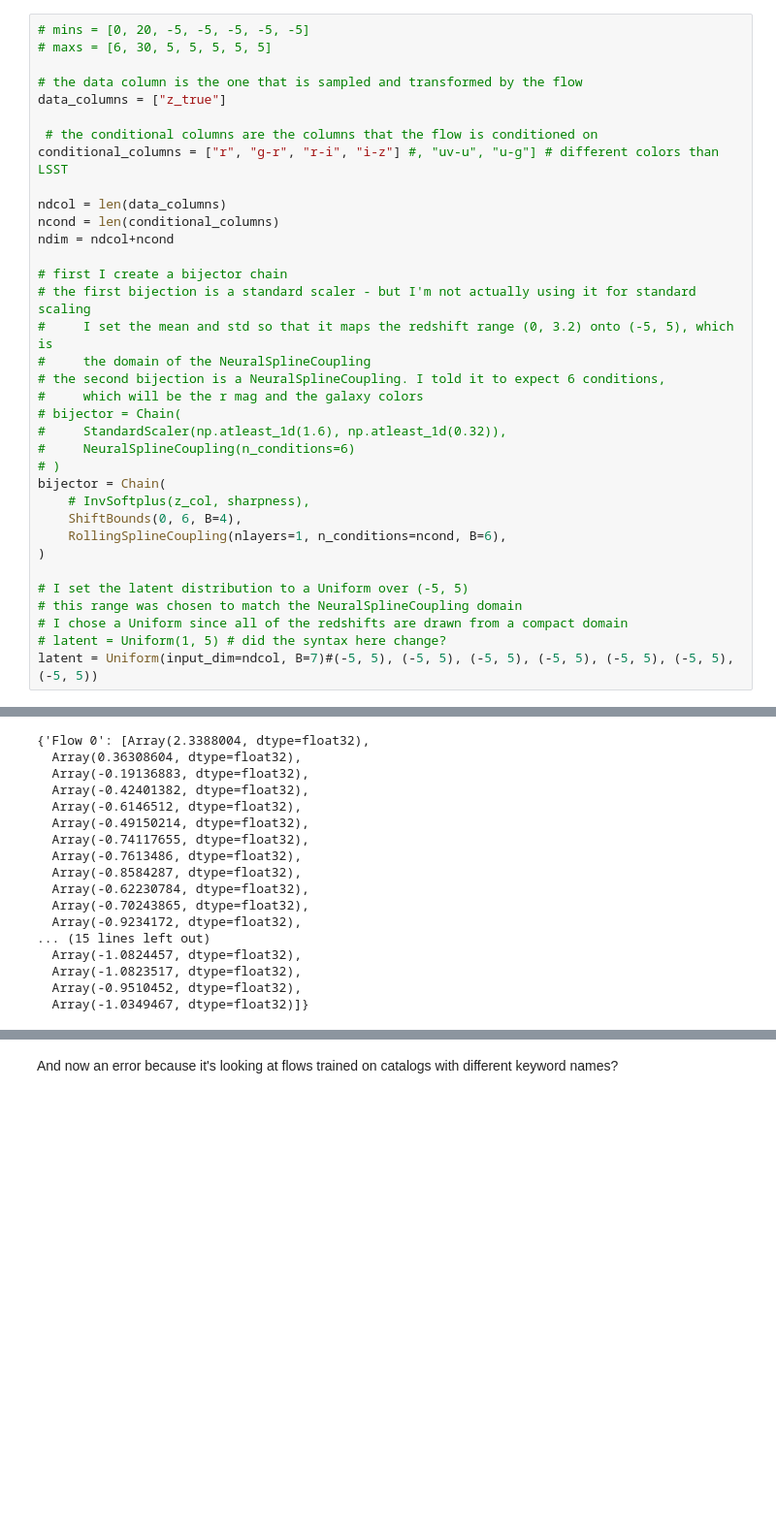
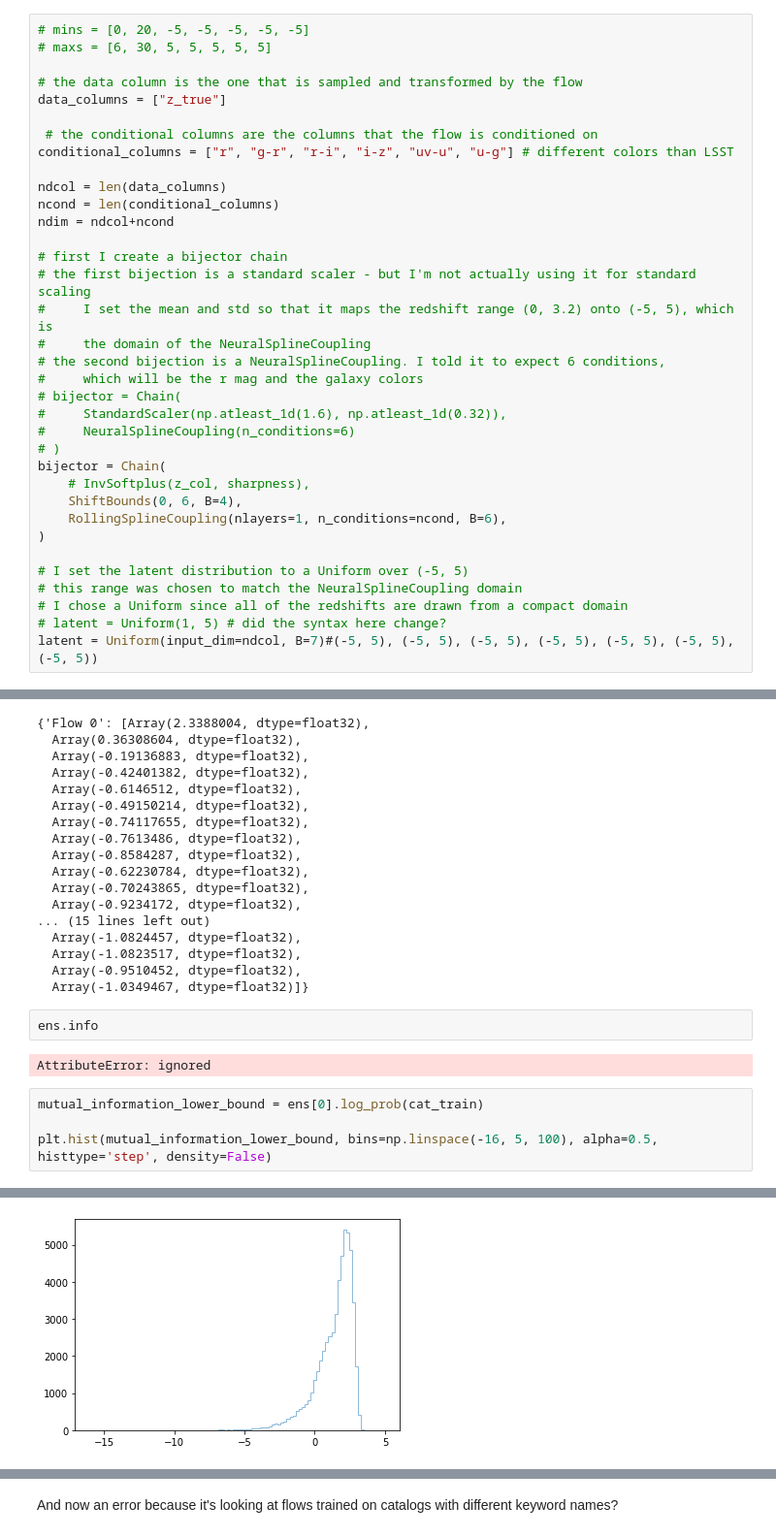
Before and after one commit to aimalz/CASTORpz, a Jupyter notebook: TheLastMetric.ipynb, the cells around one changed output, grey strips where cells are left out. Shown: that part at 97% size. Saved outputs shown, nothing was run; the diff lists cells and outputs as text; blank space fills up the shorter version.

Commit message:
Working on plots

```diff
--- a/TheLastMetric.ipynb
+++ b/TheLastMetric.ipynb
@@ -239,7 +239,7 @@ print(maxs)
 data_columns = ["z_true"]
 
  # the conditional columns are the columns that the flow is conditioned on
-conditional_columns = ["r", "g-r", "r-i", "i-z"] #, "uv-u", "u-g"] # different colors than LSST
+conditional_columns = ["r", "g-r", "r-i", "i-z", "uv-u", "u-g"] # different colors than LSST
 
 ndcol = len(data_columns)
 ncond = len(conditional_columns)
@@ -358,3 +358,12 @@ loss
   Array(-1.0823517, dtype=float32),
   Array(-0.9510452, dtype=float32),
   Array(-1.0349467, dtype=float32)]}
+# %%
+ens.info
+# %% [output]
+AttributeError: ignored
+# %%
+mutual_information_lower_bound = ens[0].log_prob(cat_train)
+
+plt.hist(mutual_information_lower_bound, bins=np.linspace(-16, 5, 100), alpha=0.5, histtype='step', density=False)
+# %% [output]
@@ -360,0 +387 @@ loss
+[figure, added]
```
Also changed, not shown: parts of 3 cells of this notebook.
